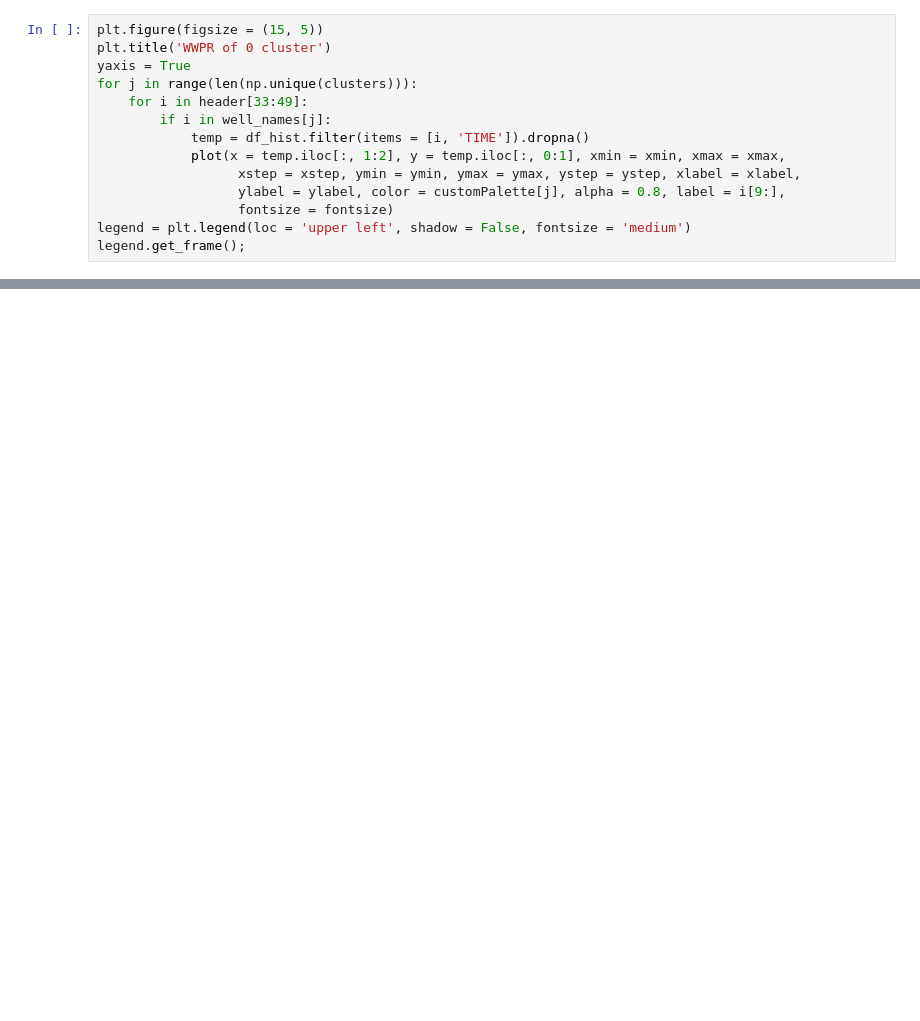
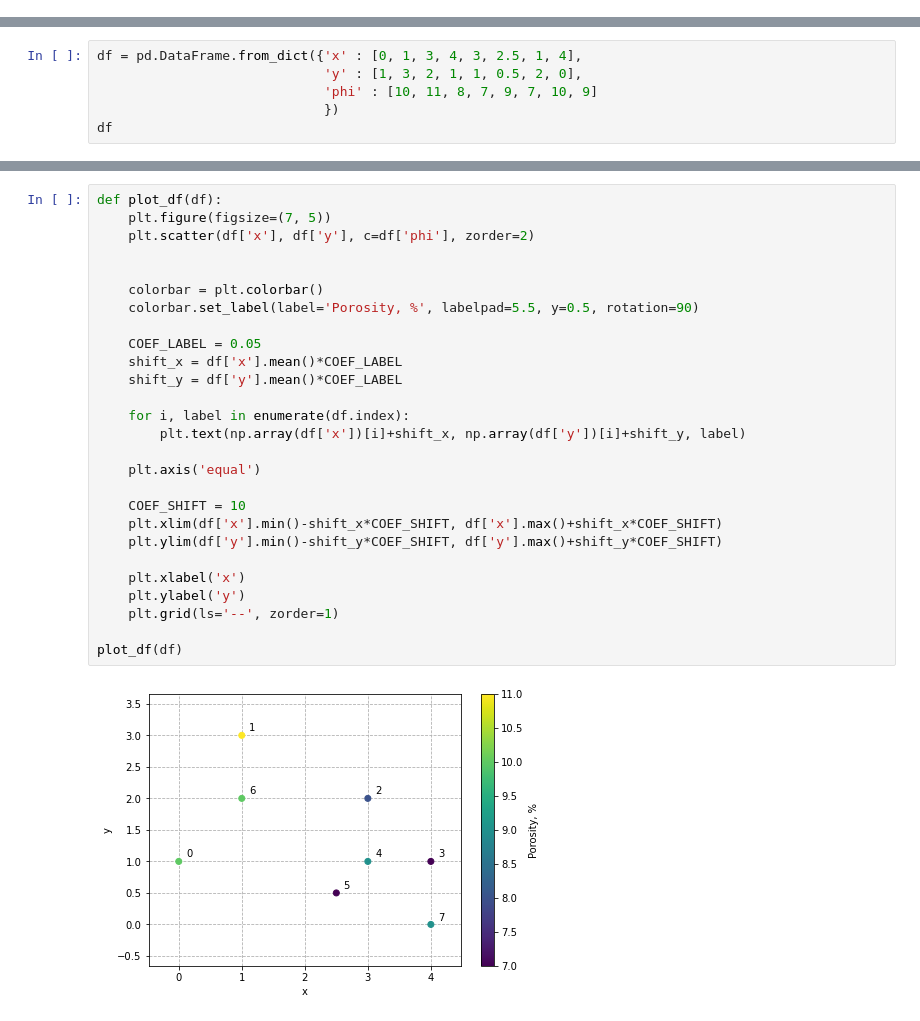
Before and after one commit to voskresenskiianton/time-series-clustering, a Jupyter notebook: Watt_clustering_production.ipynb, the cells around one changed output, grey strips where cells are left out. Drawn from its saved outputs; the diff is of its cells as text; blank space fills up the shorter version.

```diff
--- a/Watt_clustering_production.ipynb
+++ b/Watt_clustering_production.ipynb
@@ -500,14 +0,0 @@ variable = 'profiles_WWPR_1'
-# %%
-plt.figure(figsize = (15, 5))
-plt.title('WWPR of 0 cluster')
-yaxis = True
-for j in range(len(np.unique(clusters))):
-    for i in header[33:49]:
-        if i in well_names[j]:
-            temp = df_hist.filter(items = [i, 'TIME']).dropna()
-            plot(x = temp.iloc[:, 1:2], y = temp.iloc[:, 0:1], xmin = xmin, xmax = xmax,
-                  xstep = xstep, ymin = ymin, ymax = ymax, ystep = ystep, xlabel = xlabel,
-                  ylabel = ylabel, color = customPalette[j], alpha = 0.8, label = i[9:],
-                  fontsize = fontsize)
-legend = plt.legend(loc = 'upper left', shadow = False, fontsize = 'medium')
-legend.get_frame();
@@ -619,0 +54,6 @@ plt.subplots_adjust(top = 0.94)
+# %%
+df = pd.DataFrame.from_dict({'x' : [0, 1, 3, 4, 3, 2.5, 1, 4],
+                             'y' : [1, 3, 2, 1, 1, 0.5, 2, 0],
+                             'phi' : [10, 11, 8, 7, 9, 7, 10, 9]
+                             })
+df
@@ -619,0 +85,29 @@ plt.subplots_adjust(top = 0.94)
+# %%
+def plot_df(df):
+    plt.figure(figsize=(7, 5))
+    plt.scatter(df['x'], df['y'], c=df['phi'], zorder=2)
+
+
+    colorbar = plt.colorbar()
+    colorbar.set_label(label='Porosity, %', labelpad=5.5, y=0.5, rotation=90)
+
+    COEF_LABEL = 0.05
+    shift_x = df['x'].mean()*COEF_LABEL
+    shift_y = df['y'].mean()*COEF_LABEL
+
+    for i, label in enumerate(df.index):
+        plt.text(np.array(df['x'])[i]+shift_x, np.array(df['y'])[i]+shift_y, label)
+
+    plt.axis('equal')
+
+    COEF_SHIFT = 10
+    plt.xlim(df['x'].min()-shift_x*COEF_SHIFT, df['x'].max()+shift_x*COEF_SHIFT)
+    plt.ylim(df['y'].min()-shift_y*COEF_SHIFT, df['y'].max()+shift_y*COEF_SHIFT)
+
+    plt.xlabel('x')
+    plt.ylabel('y')
+    plt.grid(ls='--', zorder=1)
+
+plot_df(df)
+# %% [output]
+[figure, added]
```
Also changed, not shown: parts of 86 cells of this notebook, 2 other files.
